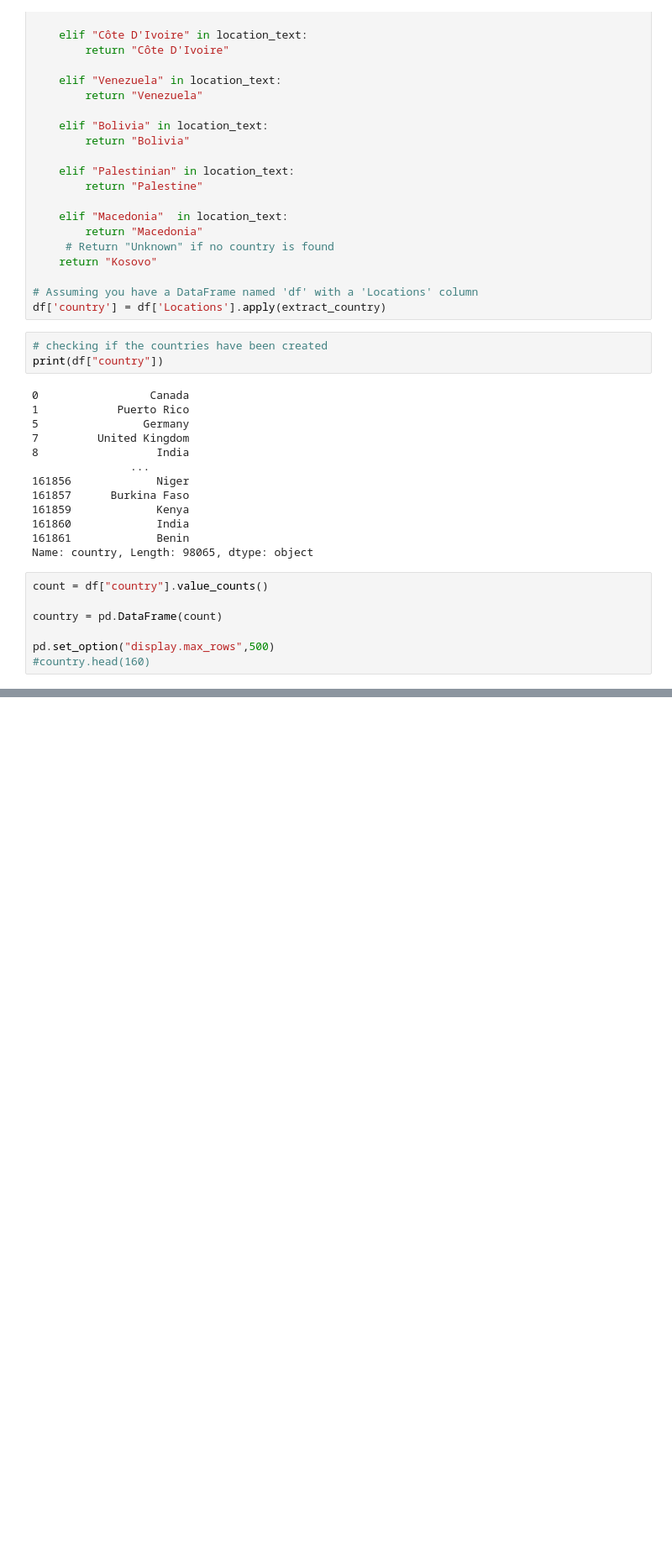
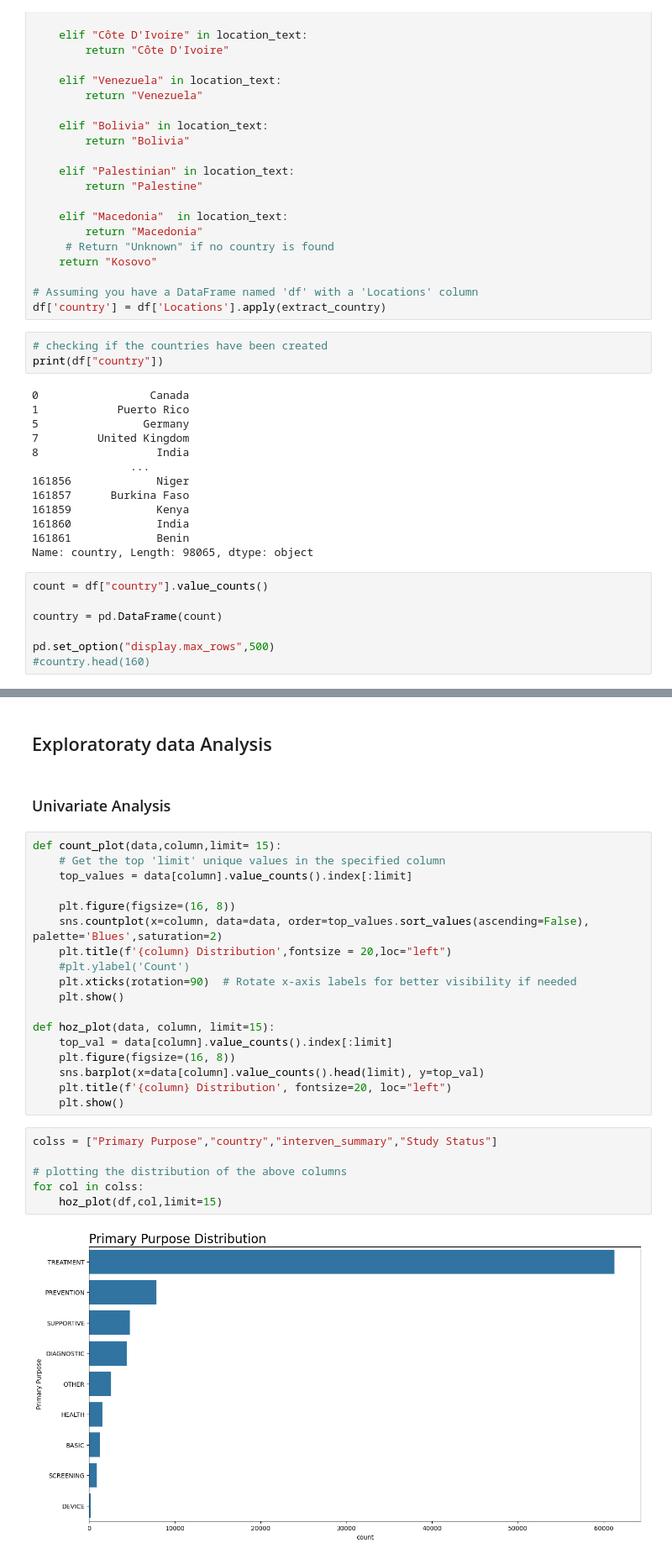
Before and after one commit to danielkimutai/dt, a Jupyter notebook: index.ipynb, the cells around one changed output, grey strips where cells are left out. Shown at 84% size. Saved outputs shown, nothing was run; the diff lists cells and outputs as text; blank space fills up the shorter version.

```diff
--- a/index.ipynb
+++ b/index.ipynb
@@ -484,0 +573,30 @@ df.loc[df["country"]=="Unknown"]
+# %% [markdown]
+## Exploratoraty data Analysis
+# %% [markdown]
+### Univariate Analysis
+# %%
+def count_plot(data,column,limit= 15):
+    # Get the top 'limit' unique values in the specified column
+    top_values = data[column].value_counts().index[:limit]
+
+    plt.figure(figsize=(16, 8))
+    sns.countplot(x=column, data=data, order=top_values.sort_values(ascending=False), palette='Blues',saturation=2)
+    plt.title(f'{column} Distribution',fontsize = 20,loc="left")
+    #plt.ylabel('Count')
+    plt.xticks(rotation=90)  # Rotate x-axis labels for better visibility if needed
+    plt.show()
+
+def hoz_plot(data, column, limit=15):
+    top_val = data[column].value_counts().index[:limit]
+    plt.figure(figsize=(16, 8))
+    sns.barplot(x=data[column].value_counts().head(limit), y=top_val)
+    plt.title(f'{column} Distribution', fontsize=20, loc="left")
+    plt.show()
+# %%
+colss = ["Primary Purpose","country","interven_summary","Study Status"]
+
+# plotting the distribution of the above columns
+for col in colss:
+    hoz_plot(df,col,limit=15)
+# %% [output]
+[figure, added]
```
Also changed, not shown: parts of 13 cells of this notebook.
